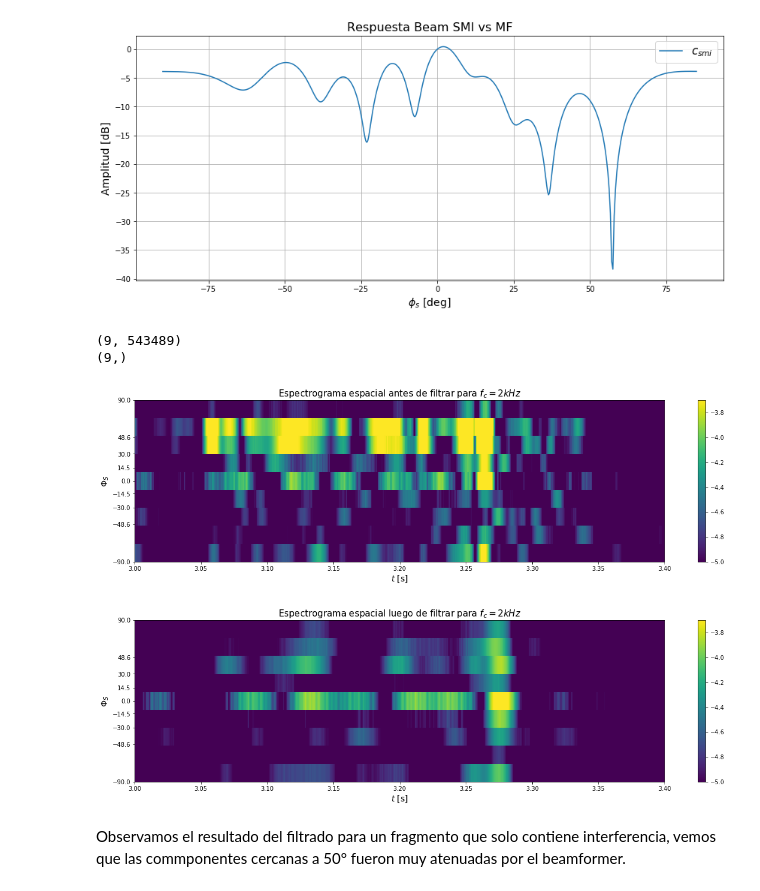
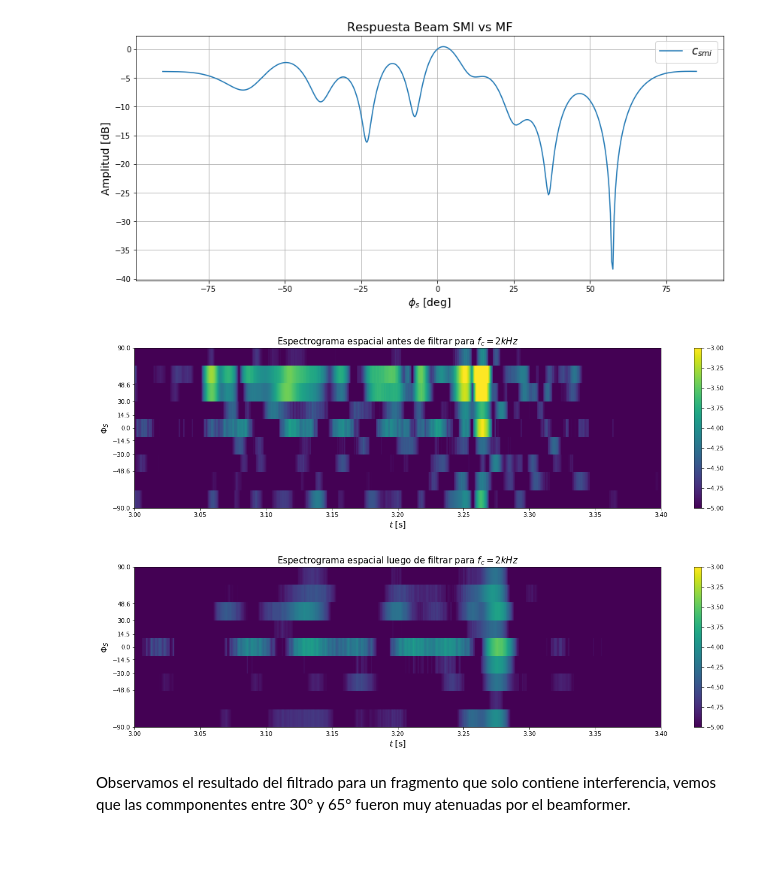
Before and after one commit to asp-image-dsp/asp-tp4, a Jupyter notebook: notebook/report.ipynb, the cells around one changed output. Drawn from its saved outputs; the diff is of its cells as text; code cells hidden in the pictures; blank space fills up the shorter version.

```diff
--- a/notebook/report.ipynb
+++ b/notebook/report.ipynb
@@ -281,13 +279,16 @@ def get_beamformer_smi(ni_samples, phi_s, fs, fc, B, d, v):
     csmi = alpha * Rinv @ v_phi
 
     return R_i_n, csmi, filtered_samples
+# %%
+d = arrays_spacing[array_index]
+v = 343 # m/s
 # %%
 array_index = 1
 to = 10.1    # seconds
 K = int(1 * fs)
 no = int(to * fs)
 nlast = int(no + K)
-silence = split_samples[array_index][:,no:nlast]
+silence = sub_array_samples[array_index][:,no:nlast]
 # %%
 # Play the sound to check there is no voice
 IPython.display.Audio(silence[0:1], rate=fs)
@@ -310,16 +310,13 @@ plot_spatial_response([csmi], 'Respuesta Beam SMI vs MF', ['$c_{smi}$'])
 # %% [output]
 [figure]
 # %%
-_, _, beamf_input = get_beamformer_input(split_samples[array_index], fs, fc, 50)
+_, _, beamf_input = get_beamformer_input(sub_array_samples[array_index], fs, fc, 50)
 spatially_filtered = signal.lfilter(csmi.reshape(9), [1.0], beamf_input, axis=0)
-# %% [output]
-(9, 543489)
-(9,)
 # %%
-plot_spatial_spectrogram(filtered, 3.0, 3.4, fs, 'Espectrograma espacial antes de filtrar para $f_c = 2 kHz$', logarithmic=True, vmin=-5, vmax=-3.7)
-plot_spatial_spectrogram(spatially_filtered, 3.0, 3.4, fs, 'Espectrograma espacial luego de filtrar para $f_c = 2 kHz$', logarithmic=True, vmin=-5, vmax=-3.7)
+plot_spatial_spectrogram(filtered, 3.0, 3.4, fs, 'Espectrograma espacial antes de filtrar para $f_c = 2 kHz$', logarithmic=True, vmin=-5, vmax=-3)
+plot_spatial_spectrogram(spatially_filtered, 3.0, 3.4, fs, 'Espectrograma espacial luego de filtrar para $f_c = 2 kHz$', logarithmic=True, vmin=-5, vmax=-3)
 # %% [output]
-[figure, old version]
+[figure, new version]
-[figure, old version]
+[figure, new version]
 # %% [markdown]
-Observamos el resultado del filtrado para un fragmento que solo contiene interferencia, vemos que las commponentes cercanas a 50° fueron muy atenuadas por el beamformer.
+Observamos el resultado del filtrado para un fragmento que solo contiene interferencia, vemos que las commponentes entre 30° y 65° fueron muy atenuadas por el beamformer.
```
Also changed, not shown: parts of 4 cells of this notebook.
